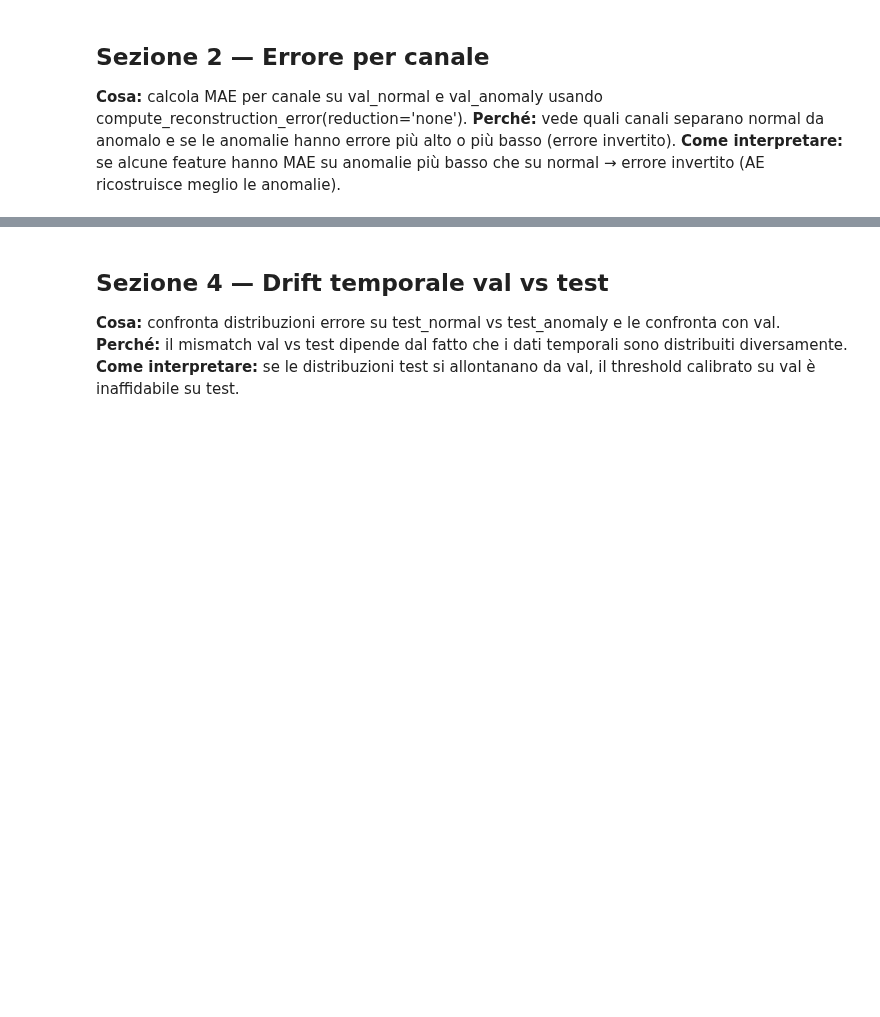
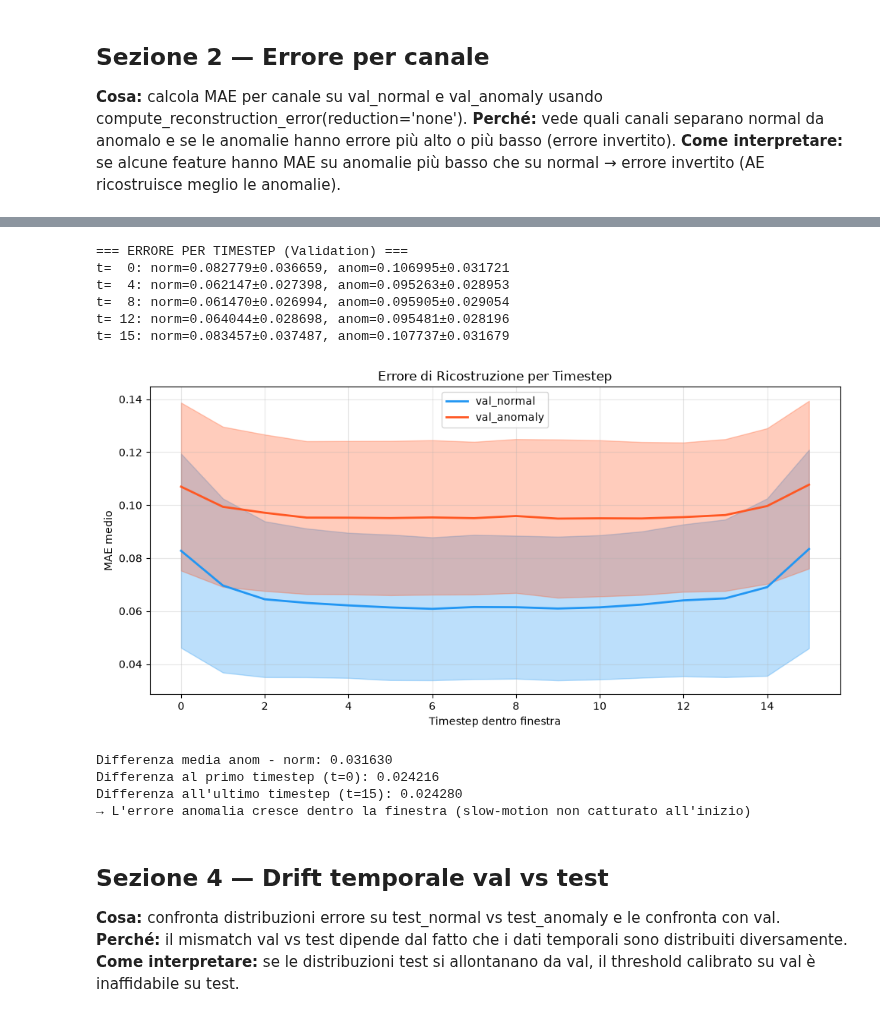
Before and after one commit to s349534/AM01-Detection-of-Anomalous-Behaviour-in-Industrial-Robot, a Jupyter notebook: notebooks/04_model_diagnosis.ipynb, the cells around one changed output, grey strips where cells are left out. Cells and saved outputs as stored; diff of their text form; code cells hidden in the pictures; blank space fills up the shorter version.

```diff
--- a/notebooks/04_model_diagnosis.ipynb
+++ b/notebooks/04_model_diagnosis.ipynb
@@ -315,3 +515,78 @@ plt.show()
+# %%
+"""Sezione 3C — Errore per Timestep dentro la Finestra."""
+try:
+    SEED
+except NameError:
+    SEED = 42
+set_seed(SEED)
+
+import matplotlib.pyplot as plt
+import numpy as np
+import torch
+
+# --- Calcola errore per timestep ---
+def err_per_timestep(loader, model, device):
+    model.eval()
+    all_errs = []
+    with torch.no_grad():
+        for batch in loader:
+            x = batch[0] if isinstance(batch, (list, tuple)) else batch
+            x = x.to(device)
+            x_pred = model(x)
+            err = torch.abs(x - x_pred).mean(dim=2)  # (B, W) errore per timestep
+            all_errs.append(err.cpu().numpy())
+    return np.concatenate(all_errs, axis=0)  # (n, W)
+
+err_t_norm = err_per_timestep(val_normal_loader, model, DEVICE)
+err_t_anom = err_per_timestep(val_anomaly_loader, model, DEVICE)
+
+mean_norm = err_t_norm.mean(axis=0)  # (W,)
+mean_anom = err_t_anom.mean(axis=0)
+std_norm = err_t_norm.std(axis=0)
+std_anom = err_t_anom.std(axis=0)
+
+print("=== ERRORE PER TIMESTEP (Validation) ===")
+for t in [0, W//4, W//2, 3*W//4, W-1]:
+    print(f"t={t:3d}: norm={mean_norm[t]:.6f}±{std_norm[t]:.6f}, anom={mean_anom[t]:.6f}±{std_anom[t]:.6f}")
+
+# --- Plot ---
+fig, ax = plt.subplots(1, 1, figsize=(10, 5))
+t = np.arange(W)
+ax.plot(t, mean_norm, color="#2196F3", linewidth=2, label="val_normal")
+ax.fill_between(t, mean_norm - std_norm, mean_norm + std_norm, color="#2196F3", alpha=0.3)
+ax.plot(t, mean_anom, color="#FF5722", linewidth=2, label="val_anomaly")
+ax.fill_between(t, mean_anom - std_anom, mean_anom + std_anom, color="#FF5722", alpha=0.3)
+ax.set_xlabel("Timestep dentro finestra")
+ax.set_ylabel("MAE medio")
+ax.set_title("Errore di Ricostruzione per Timestep")
+ax.legend()
+ax.grid(True, alpha=0.3)
+plt.tight_layout()
+plt.show()
+
+# --- Differenza anomaly - normal per timestep ---
+diff_t = mean_anom - mean_norm
+print(f"\nDifferenza media anom - norm: {diff_t.mean():.6f}")
+print(f"Differenza al primo timestep (t=0): {diff_t[0]:.6f}")
+print(f"Differenza all'ultimo timestep (t={W-1}): {diff_t[-1]:.6f}")
+if diff_t[-1] > diff_t[0]:
+    print("→ L'errore anomalia cresce dentro la finestra (slow-motion non catturato all'inizio)")
+elif diff_t[-1] < diff_t[0]:
+    print("→ L'errore anomalia diminuisce dentro la finestra")
+else:
+    print("→ Errore costante dentro la finestra")
+# %% [output]
+=== ERRORE PER TIMESTEP (Validation) ===
+t=  0: norm=0.082779±0.036659, anom=0.106995±0.031721
+t=  4: norm=0.062147±0.027398, anom=0.095263±0.028953
+t=  8: norm=0.061470±0.026994, anom=0.095905±0.029054
+t= 12: norm=0.064044±0.028698, anom=0.095481±0.028196
+t= 15: norm=0.083457±0.037487, anom=0.107737±0.031679
+[figure, added]
+Differenza media anom - norm: 0.031630
+Differenza al primo timestep (t=0): 0.024216
+Differenza all'ultimo timestep (t=15): 0.024280
+→ L'errore anomalia cresce dentro la finestra (slow-motion non catturato all'inizio)
 # %% [markdown]
 ## Sezione 4 — Drift temporale val vs test
 
```
Also changed, not shown: parts of 35 cells of this notebook, 7 other files.
